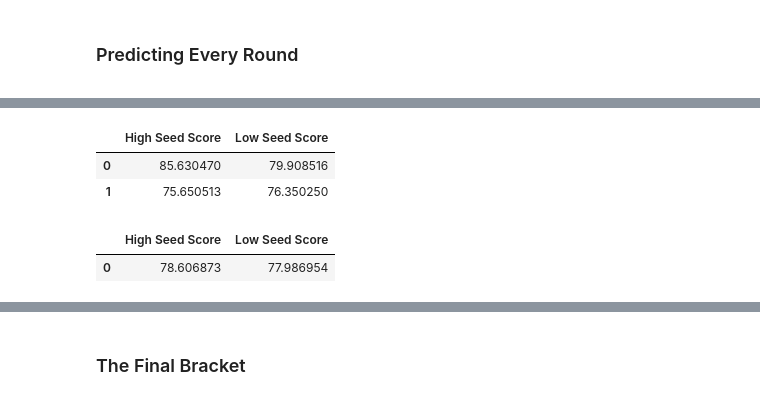
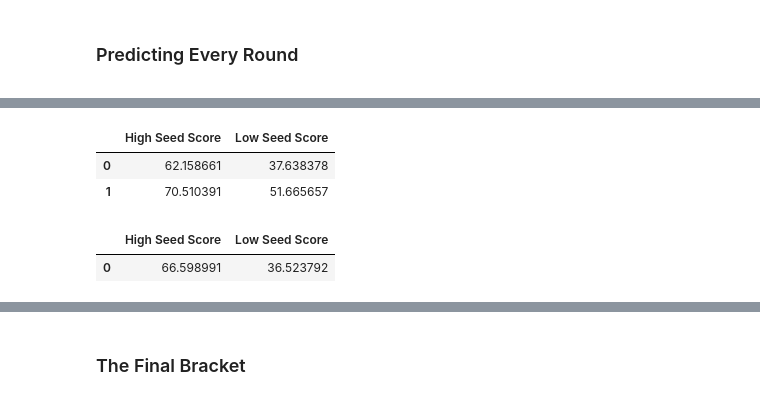
Before and after one commit to bharat-r03/march-madness-model, a Jupyter notebook: Notebook.ipynb, the cells around one changed output, grey strips where cells are left out. Saved outputs shown, nothing was run; the diff lists cells and outputs as text; code cells hidden in the pictures.

```diff
--- a/Notebook.ipynb
+++ b/Notebook.ipynb
@@ -445,8 +449,9 @@ RMSE of the base model: 10.915
 # %%
 # Using the model on prediction data
 
-m_predset_formodel = m_predset_full.drop(columns = ["Season", "Seed", "Team0", "Team1"])
-m_predset_matrix = xgb.DMatrix(m_predset_formodel)
+m_predset_formodel = m_predset_formodel_scaled = m_predset_full.drop(columns = ["Season", "Seed", "Team0", "Team1"])
+m_predset_formodel_scaled[m_predset_formodel_scaled.columns] = scaler.fit_transform(m_predset_formodel[m_predset_formodel.columns])
+m_predset_matrix = xgb.DMatrix(m_predset_formodel_scaled)
 prediction = model.predict(m_predset_matrix)
 
 high_seed_prediction = prediction[::2]
@@ -564,8 +569,9 @@ for metric in metriclist:
 # %%
 # Using the model on round 2 prediction data
 
-m_predset_round2_formodel = m_predset_round2.drop(columns = ["Seed", "Team0", "Team1"])
-m_predset_round2_matrix = xgb.DMatrix(m_predset_round2_formodel)
+m_predset_round2_formodel = m_predset_round2_formodel_scaled = m_predset_round2.drop(columns = ["Seed", "Team0", "Team1"])
+m_predset_round2_formodel_scaled[m_predset_round2_formodel_scaled.columns] = scaler.fit_transform(m_predset_round2_formodel[m_predset_round2_formodel.columns])
+m_predset_round2_matrix = xgb.DMatrix(m_predset_round2_formodel_scaled)
 round2_prediction = model.predict(m_predset_round2_matrix)
 
 high_seed_round2_prediction = round2_prediction[::2]
@@ -682,8 +688,9 @@ for metric in metriclist:
 # %%
 # Using the model on round 3 prediction data
 
-m_predset_round3_formodel = m_predset_round3.drop(columns = ["Seed", "Team0", "Team1"])
-m_predset_round3_matrix = xgb.DMatrix(m_predset_round3_formodel)
+m_predset_round3_formodel = m_predset_round3_formodel_scaled = m_predset_round3.drop(columns = ["Seed", "Team0", "Team1"])
+m_predset_round3_formodel_scaled[m_predset_round3_formodel_scaled.columns] = scaler.fit_transform(m_predset_round3_formodel[m_predset_round3_formodel.columns])
+m_predset_round3_matrix = xgb.DMatrix(m_predset_round3_formodel_scaled)
 round3_prediction = model.predict(m_predset_round3_matrix)
 
 high_seed_round3_prediction = round3_prediction[::2]
@@ -805,8 +812,9 @@ for metric in metriclist:
 # %%
 # Using the model on round 4 prediction data
 
-m_predset_round4_formodel = m_predset_round4.drop(columns = ["Seed", "Team0", "Team1"])
-m_predset_round4_matrix = xgb.DMatrix(m_predset_round4_formodel)
+m_predset_round4_formodel = m_predset_round4_formodel_scaled = m_predset_round4.drop(columns = ["Seed", "Team0", "Team1"])
+m_predset_round4_formodel_scaled[m_predset_round4_formodel_scaled.columns] = scaler.fit_transform(m_predset_round4_formodel[m_predset_round4_formodel.columns])
+m_predset_round4_matrix = xgb.DMatrix(m_predset_round4_formodel_scaled)
 round4_prediction = model.predict(m_predset_round4_matrix)
 
 high_seed_round4_prediction = round4_prediction[::2]
@@ -923,21 +931,22 @@ for metric in metriclist:
 # %%
 # Using the model on round 5 prediction data
 
-m_predset_round5_formodel = m_predset_round5.drop(columns = ["Seed", "Team0", "Team1"])
-m_predset_round5_matrix = xgb.DMatrix(m_predset_round5_formodel)
+m_predset_round5_formodel = m_predset_round5_formodel_scaled = m_predset_round5.drop(columns = ["Seed", "Team0", "Team1"])
+m_predset_round5_formodel_scaled[m_predset_round5_formodel_scaled.columns] = scaler.fit_transform(m_predset_round5_formodel[m_predset_round5_formodel.columns])
+m_predset_round5_matrix = xgb.DMatrix(m_predset_round5_formodel_scaled)
 round5_prediction = model.predict(m_predset_round5_matrix)
 
 high_seed_round5_prediction = round5_prediction[::2]
 low_seed_round5_prediction = round5_prediction[1::2]
 round5_results_df = pd.DataFrame()
 round5_results_df.insert(0, "High Seed Score", high_seed_round5_prediction)
 round5_results_df.insert(1, "Low Seed Score", low_seed_round5_prediction)
 
 round5_results_df.head()
 # %% [output]
 |  | High Seed Score | Low Seed Score |
-| 0 | 85.630470 | 79.908516 |
-| 1 | 75.650513 | 76.350250 |
+| 0 | 62.158661 | 37.638378 |
+| 1 | 70.510391 | 51.665657 |
 # %%
 # Rinsing and repeating for every round, changing small aspects to accommodate different bracket sizes
 # ROUND 6
@@ -1028,8 +1037,9 @@ for metric in metriclist:
 # %%
 # Using the model on round 6 prediction data
 
-m_predset_round6_formodel = m_predset_round6.drop(columns = ["Seed", "Team0", "Team1"])
-m_predset_round6_matrix = xgb.DMatrix(m_predset_round6_formodel)
+m_predset_round6_formodel = m_predset_round6_formodel_scaled = m_predset_round6.drop(columns = ["Seed", "Team0", "Team1"])
+m_predset_round6_formodel_scaled[m_predset_round6_formodel_scaled.columns] = scaler.fit_transform(m_predset_round6_formodel[m_predset_round6_formodel.columns])
+m_predset_round6_matrix = xgb.DMatrix(m_predset_round6_formodel_scaled)
 round6_prediction = model.predict(m_predset_round6_matrix)
 
 high_seed_round6_prediction = round6_prediction[::2]
@@ -1041,7 +1051,7 @@ round6_results_df.insert(1, "Low Seed Score", low_seed_round6_prediction)
 round6_results_df.head()
 # %% [output]
 |  | High Seed Score | Low Seed Score |
-| 0 | 78.606873 | 77.986954 |
+| 0 | 66.598991 | 36.523792 |
 # %%
 # Calculating the final winner
 
```
Also changed, not shown: parts of 9 cells of this notebook, 1 other file.
